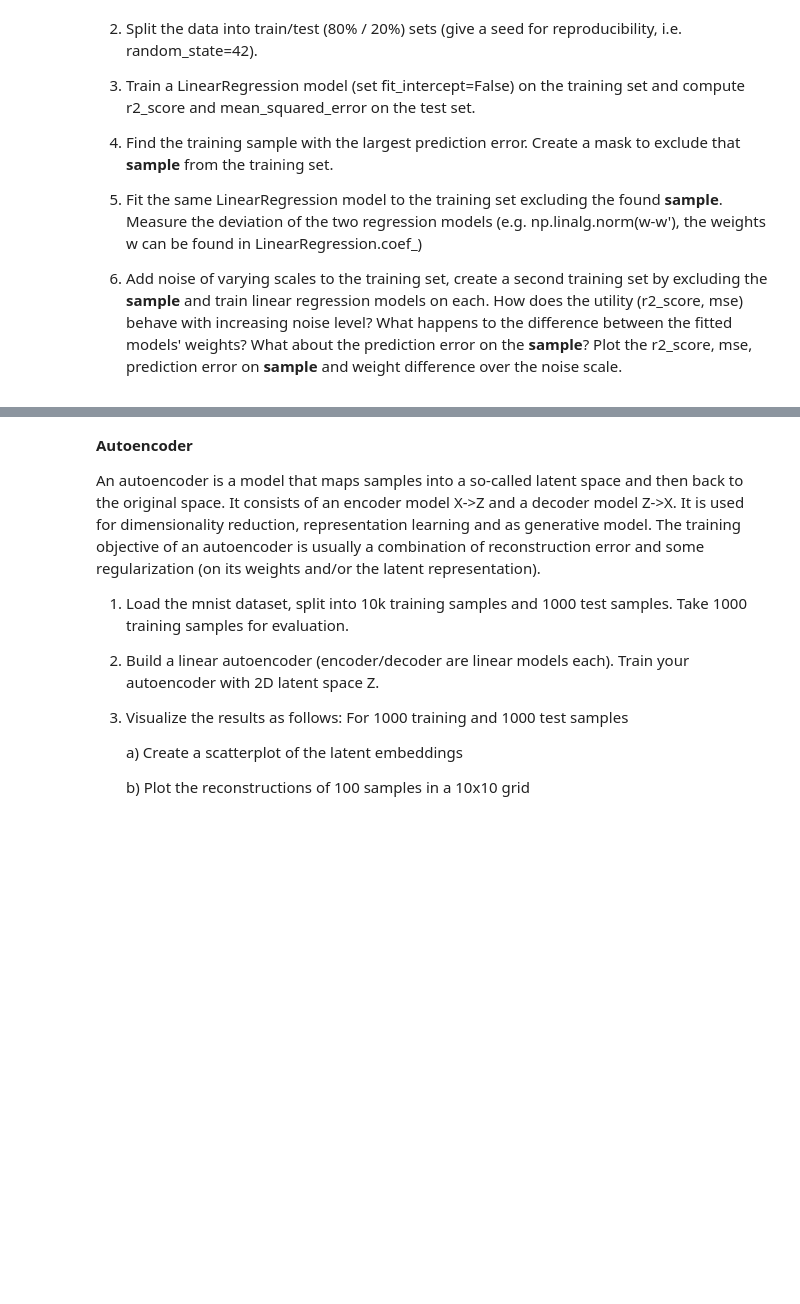
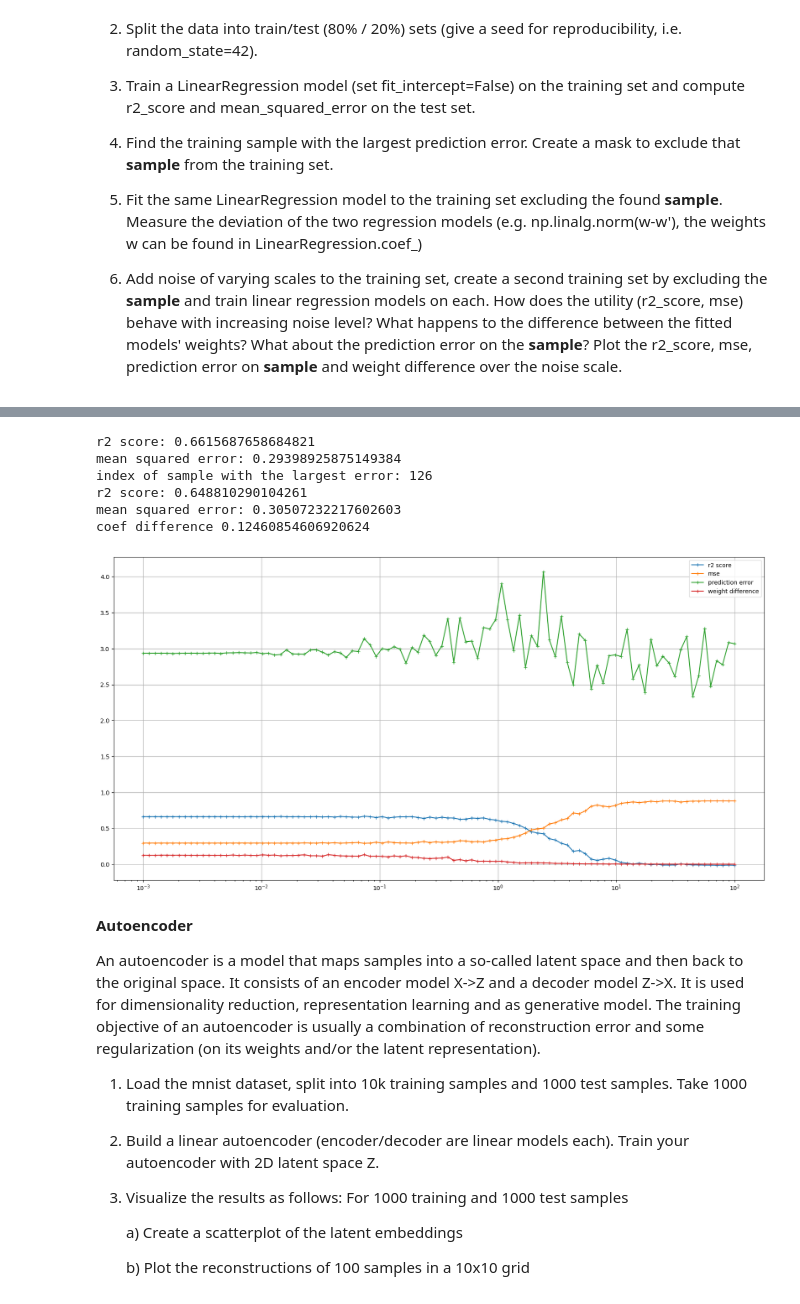
Before and after one commit to DaBauer/CAPrivacy, a Jupyter notebook: 005-AE/005-exercise5_students.ipynb, the cells around one changed output, grey strips where cells are left out. Drawn from its saved outputs; the diff is of its cells as text; code cells hidden in the pictures; blank space fills up the shorter version.

```diff
--- a/005-AE/005-exercise5_students.ipynb
+++ b/005-AE/005-exercise5_students.ipynb
@@ -55,15 +76,86 @@ X_train, X_test, Y_train, Y_test = train_test_split(X_pp.to_numpy(), Y_pp.to_num
 # %%
 # train regression model and find sample with largest prediction error
 LR = LinearRegression(fit_intercept=False)
+LR.fit(X_train, Y_train)
+
+pred = LR.predict(X_test)
+
+print('r2 score:', r2_score(Y_test, pred))
+print('mean squared error:', mean_squared_error(Y_test, pred))
+
+index_max_err = np.argmax([(LR.predict(X_train) - Y_train) ** 2])
+print('index of sample with the largest error:', index_max_err)
 
 # create neighboring dataset, i.e. training set without the sample with largest prediction error
+mask = np.ones(X_train.shape[0], dtype=bool)
+mask[index_max_err] = False
 
 # train on that dataset the same model, measure the difference between both models' coefficients
+LR2 = LinearRegression(fit_intercept = False)
+LR2.fit(X_train[mask], Y_train[mask])
+pred2 = LR2.predict(X_test)
+
+
+print('r2 score:', r2_score(Y_test, pred2))
+print('mean squared error:', mean_squared_error(Y_test, pred2))
+
+print('coef difference', np.linalg.norm(LR.coef_-LR2.coef_))
+# %% [output]
+r2 score: 0.6615687658684821
+mean squared error: 0.29398925875149384
+index of sample with the largest error: 126
+r2 score: 0.648810290104261
+mean squared error: 0.30507232217602603
+coef difference 0.12460854606920624
 # %%
 # train on varying noise scales, you should repeat the computation for each sigma several times and average
-sigmas = np.logspace(-3,2, 24) # noise scales
+sigmas = np.logspace(-3,2, 100) # noise scales
+
+n = 30
+
+r2 = []
+mse = []
+pred_err = []
+w_diff = []
+
+for sigma in sigmas :
+    X_noise = X_train + sigma * np.random.randn(*X_train.shape)
+
+    r2_ = []
+    mse_ = []
+    pred_err_ = []
+    w_diff_ = []
+
+    for i in range(n) :
+        LR.fit(X_noise, Y_train)
+        LR2.fit(X_noise[mask], Y_train[mask])
+
+        pred1 = LR.predict(X_test)
+        pred2 = LR.predict(X_test)
+
+        r2_.append(r2_score(Y_test, pred1))
+        mse_.append(mean_squared_error(Y_test, pred1))
+        pred_err_.append(np.absolute((LR.predict(X_noise) - Y_train)[index_max_err]))
+        w_diff_.append(np.linalg.norm(LR.coef_-LR2.coef_))
+
+    r2.append(sum(r2_)/n)
+    mse.append(sum(mse_)/n)
+    pred_err.append(sum(pred_err_)/n)
+    w_diff.append(sum(w_diff_)/n)
 # %%
 # plot results
+plt.figure(figsize=(20, 10))
+plt.xscale('log')
+plt.grid()
+plt.plot(sigmas, r2, label='r2 score', marker='+')
+plt.plot(sigmas, mse, label='mse', marker='+')
+plt.plot(sigmas, pred_err, label='prediction error', marker='+')
+plt.plot(sigmas, w_diff, label='weight difference', marker='+')
+
+plt.legend()
+plt.show()
+# %% [output]
+[figure, added]
 # %% [markdown]
 **Autoencoder**
 
```
Also changed, not shown: parts of 5 cells of this notebook.
